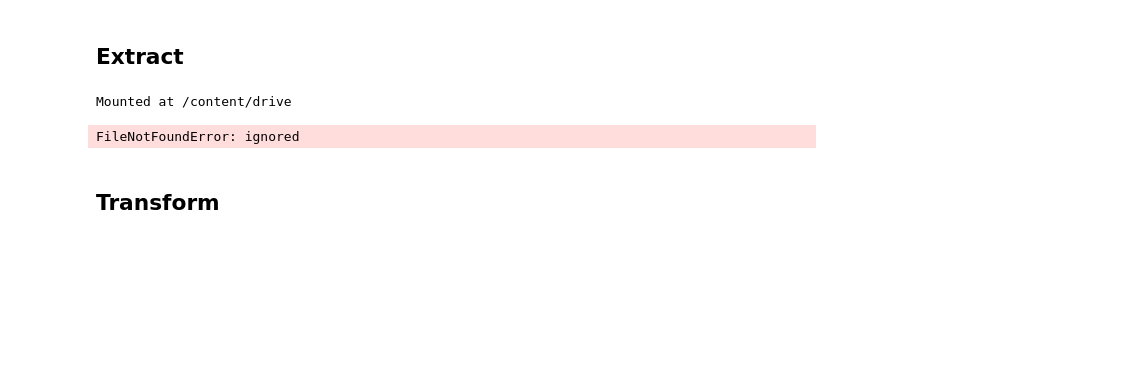
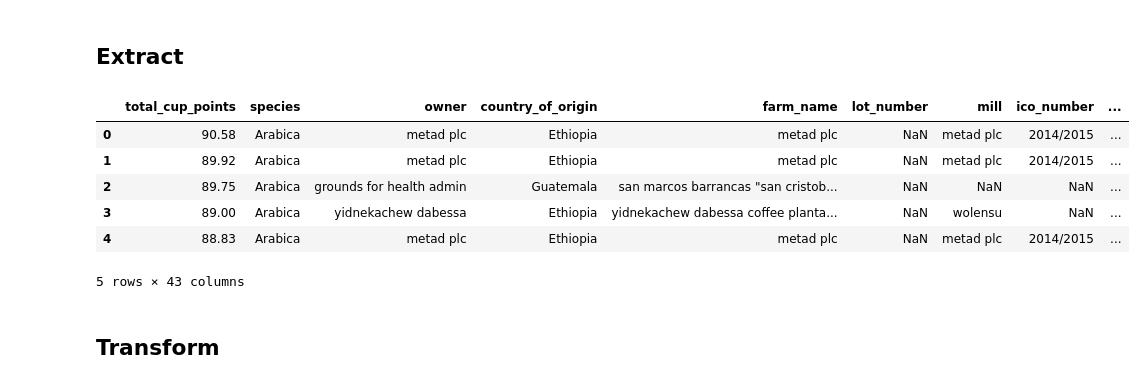
Before and after one commit to LibertyHeise/Best_Bean_Juice, a Jupyter notebook: ETL/Extract_and_Transform.ipynb, the cells around one changed output. Cells and saved outputs as stored; diff of their text form; code cells hidden in the pictures; blank space fills up the shorter version.

```diff
--- a/ETL/Extract_and_Transform.ipynb
+++ b/ETL/Extract_and_Transform.ipynb
@@ -3,21 +3,22 @@
 # %%
 # Import our dependencies
 #from sklearn.model_selection import train_test_split
 #from sklearn.preprocessing import StandardScaler
 import pandas as pd
 from datetime import datetime
 import string
 from sqlalchemy import create_engine
-#import tensorflow as tf
 
-#  Import and read the charity_data.csv.
-from google.colab import drive
-drive.mount('/content/drive')
-origin_df = pd.read_csv("/content/drive/Drive/Project4_CoffeeQuality/coffee_ratings.csv")
+origin_df = pd.read_csv("../Resources/coffee_ratings.csv")
 origin_df.head()
 # %% [output]
+|  | total_cup_points | species | owner | country_of_origin | farm_name | lot_number | mill | ico_number | ... |
+| 0 | 90.58 | Arabica | metad plc | Ethiopia | metad plc | NaN | metad plc | 2014/2015 | ... |
+| 1 | 89.92 | Arabica | metad plc | Ethiopia | metad plc | NaN | metad plc | 2014/2015 | ... |
+| 2 | 89.75 | Arabica | grounds for health admin | Guatemala | san marcos barrancas "san cristob... | NaN | NaN | NaN | ... |
+| 3 | 89.00 | Arabica | yidnekachew dabessa | Ethiopia | yidnekachew dabessa coffee planta... | NaN | wolensu | NaN | ... |
+| 4 | 88.83 | Arabica | metad plc | Ethiopia | metad plc | NaN | metad plc | 2014/2015 | ... |
-Mounted at /content/drive
+5 rows × 43 columns
-FileNotFoundError: ignored
 # %% [markdown]
 ## Transform
 # %%
```
Also changed, not shown: parts of 3 cells of this notebook, 1 other file.
